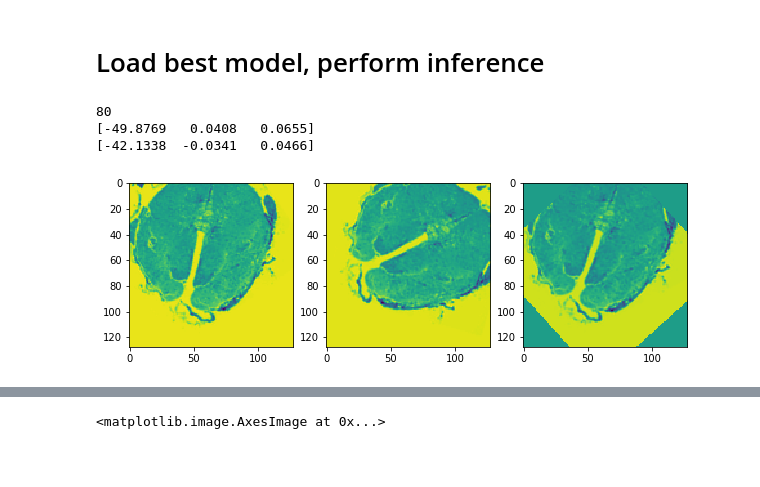
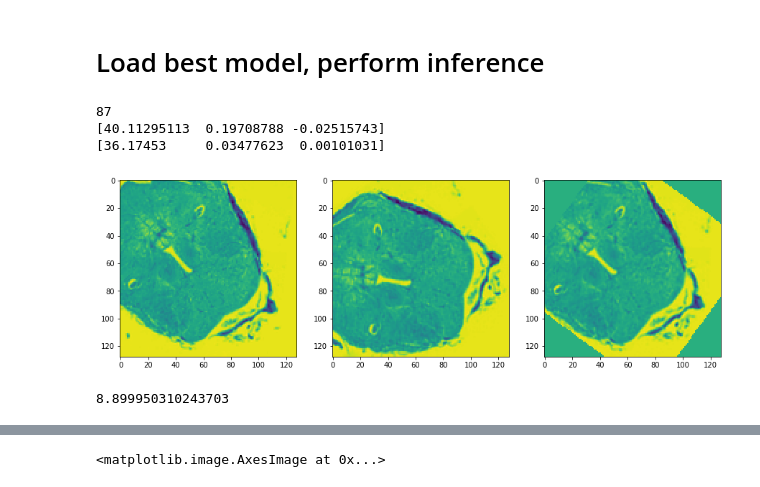
Before and after one commit to jouyun/DeepLearning, a Jupyter notebook: Registrationv2.ipynb, the cells around one changed output, grey strips where cells are left out. Saved outputs shown, nothing was run; the diff lists cells and outputs as text; code cells hidden in the pictures; blank space fills up the shorter version.

```diff
--- a/Registrationv2.ipynb
+++ b/Registrationv2.ipynb
@@ -43,7 +43,7 @@ remake=False
 training_data=0
 training_truth=0
 if remake:
-    training_data, training_altered, training_truth=generate_batch(100000,rotation_range=50,shifting_range=0.2, raw_range=range(100,raw.shape[0]-20))
+    training_data, training_altered, training_truth=generate_batch(100000,rotation_range=90,shifting_range=0.2, raw_range=range(100,raw.shape[0]-20))
     np.save(data_directory+'training_data', training_data)
     np.save(data_directory+'training_altered', training_altered)
     np.save(data_directory+'training_truth', training_truth)
@@ -74,7 +74,7 @@ xr=x
 yr=y
 zr=z
 
-base_scaler=64
+base_scaler=32
 
 regularizer = tf.contrib.layers.l2_regularizer(scale=0.1)
 
@@ -114,7 +114,7 @@ par_LSQ=tf.multiply(par_diff, par_diff)
 #loss=1*tf.reduce_mean(OutError)+0.1*tf.reduce_mean(MaskError)
 loss=10*tf.reduce_mean(par_LSQ)
 l2_loss = tf.losses.get_regularization_loss()
-loss=loss+l2_loss
+loss=loss+0*l2_loss
 
 train_op=tf.train.AdamOptimizer(learning_rate=lr, name='trainer').minimize(loss)
 # %%
@@ -153,18 +170,23 @@ data_model=data_directory+'NewModels/Model16400'
 saver.restore(sess,data_model)
 # %%
-validation_data,validation_altered, validation_truth=generate_batch(100,rotation_range=50,shifting_range=0.2, raw_range=range(0,3))
+validation_data,validation_altered, validation_truth=generate_batch(1000,rotation_range=50,shifting_range=0.2, raw_range=range(0,80))
 validation_data=(validation_data-mean)/std+0.5
 validation_altered=(validation_altered-mean)/std+0.5
 # %%
 pars, valid_loss=sess.run([parameters, loss], feed_dict={x:validation_data, y:validation_altered, z:validation_truth})
 # %%
+np.set_printoptions(suppress=True)
 idx=np.random.randint(0,100)
 print(idx)
 utils.plot_3x1(validation_data[idx,:,:,0], validation_data[idx,:,:,1], sp.ndimage.rotate(validation_data[idx,:,:,1], -pars[idx,0], reshape=False))
 print(validation_truth[idx])
 print(pars[idx])
 # %% [output]
-80
-[-49.8769   0.0408   0.0655]
-[-42.1338  -0.0341   0.0466]
+87
+[40.11295113  0.19708788 -0.02515743]
+[36.17453     0.03477623  0.00101031]
-[figure, old version]
+[figure, new version]
+# %%
+np.mean((pars[:,0]-validation_truth[:,0])*(pars[:,0]-validation_truth[:,0]))**0.5
+# %% [output]
+8.899950310243703
```
Also changed, not shown: parts of 5 cells of this notebook, 4 other files.
